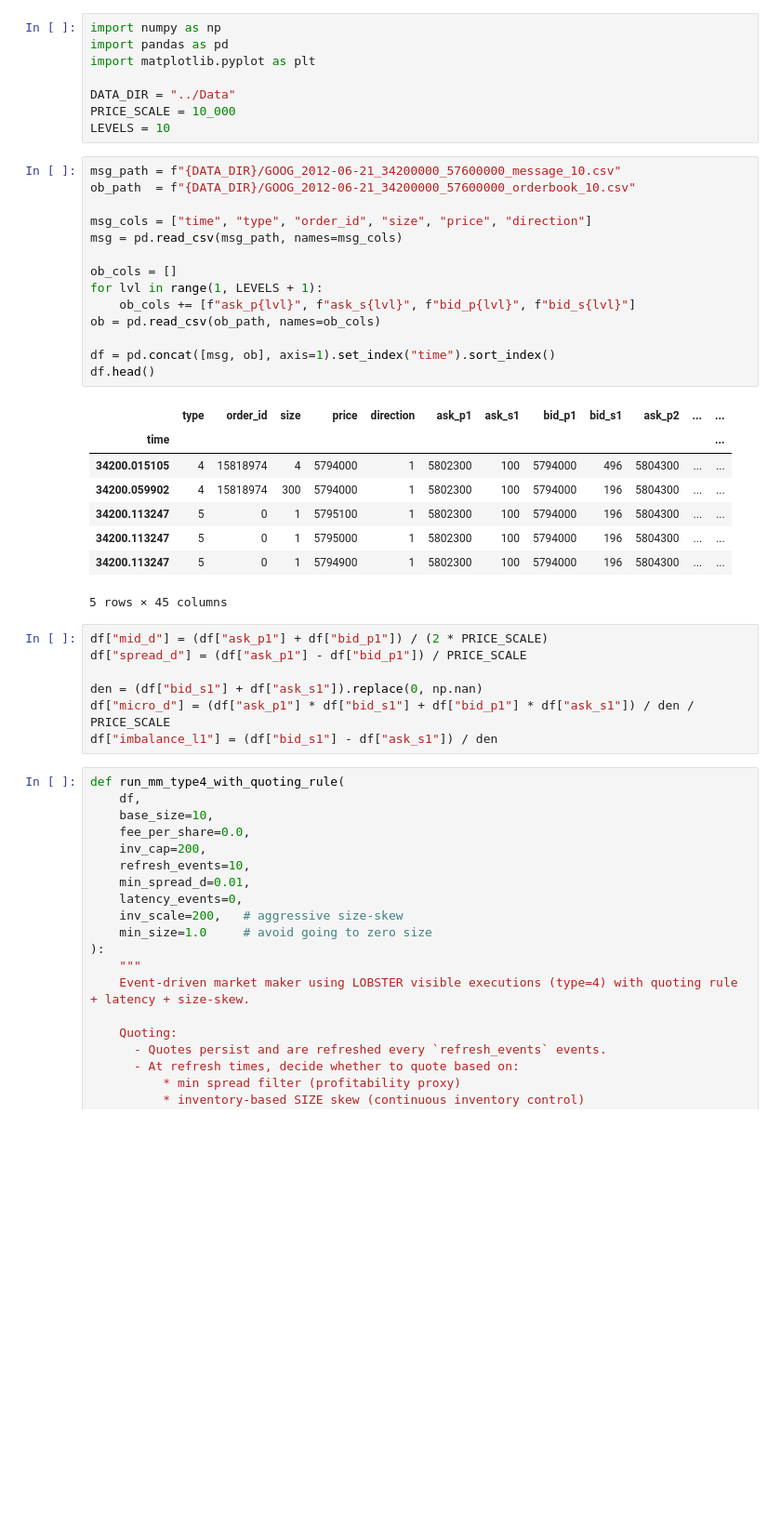
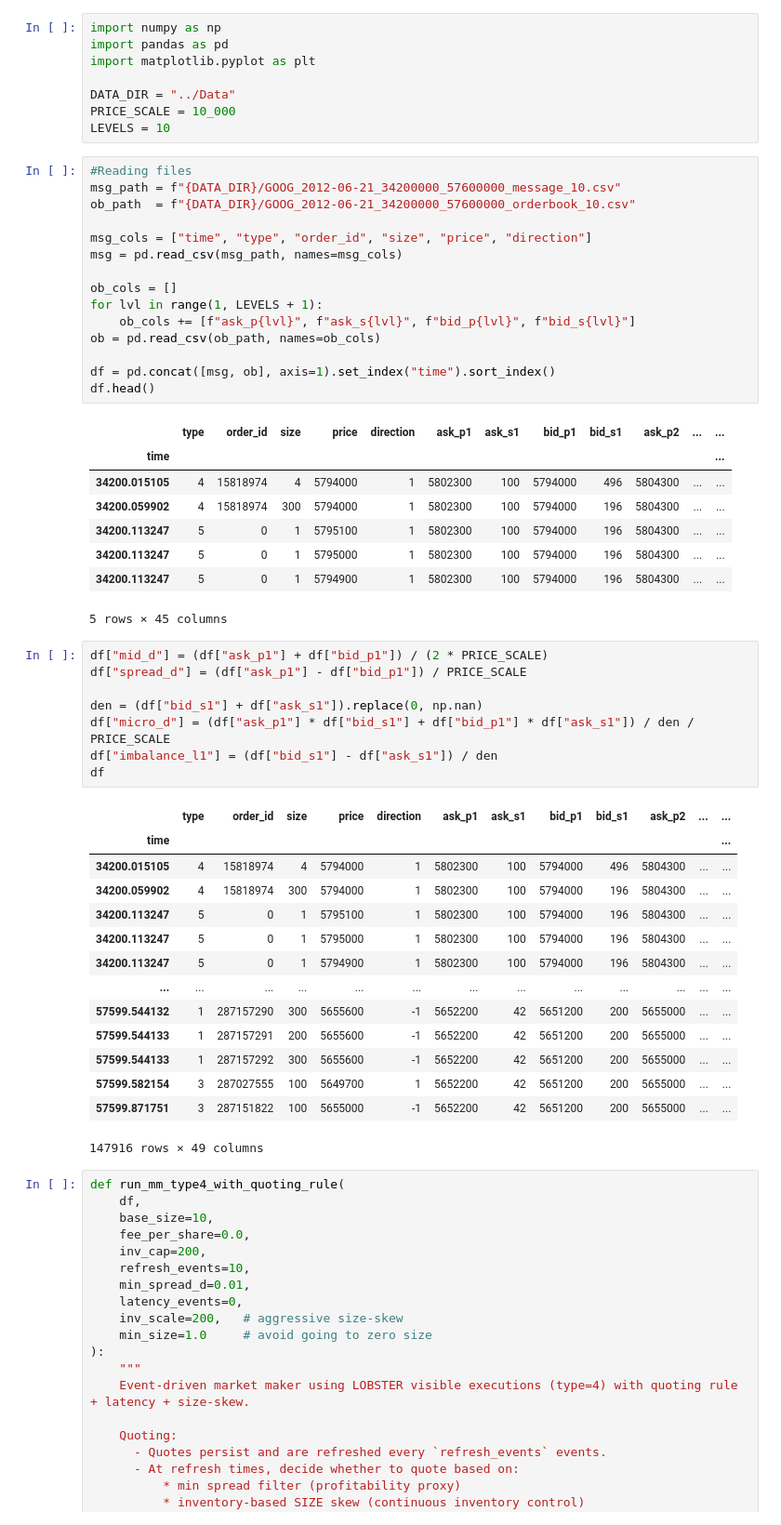
Before and after one commit to andreapezzella/lobster-mm-simulator, a Jupyter notebook: notebooks/04_mm_simulator_baseline.ipynb, the cells around one changed output. Shown at 93% size. Saved outputs shown, nothing was run; the diff lists cells and outputs as text; blank space fills up the shorter version.

```diff
--- a/notebooks/04_mm_simulator_baseline.ipynb
+++ b/notebooks/04_mm_simulator_baseline.ipynb
@@ -7,6 +7,7 @@ DATA_DIR = "../Data"
 PRICE_SCALE = 10_000
 LEVELS = 10
 # %%
+#Reading files
 msg_path = f"{DATA_DIR}/GOOG_2012-06-21_34200000_57600000_message_10.csv"
 ob_path  = f"{DATA_DIR}/GOOG_2012-06-21_34200000_57600000_orderbook_10.csv"
 
@@ -32,10 +33,26 @@ df.head()
 # %%
 df["mid_d"] = (df["ask_p1"] + df["bid_p1"]) / (2 * PRICE_SCALE)
 df["spread_d"] = (df["ask_p1"] - df["bid_p1"]) / PRICE_SCALE
 
 den = (df["bid_s1"] + df["ask_s1"]).replace(0, np.nan)
 df["micro_d"] = (df["ask_p1"] * df["bid_s1"] + df["bid_p1"] * df["ask_s1"]) / den / PRICE_SCALE
 df["imbalance_l1"] = (df["bid_s1"] - df["ask_s1"]) / den
+df
+# %% [output]
+|  | type | order_id | size | price | direction | ask_p1 | ask_s1 | bid_p1 | bid_s1 | ask_p2 | ... | ... |
+| time |  |  |  |  |  |  |  |  |  |  |  | ... |
+| 34200.015105 | 4 | 15818974 | 4 | 5794000 | 1 | 5802300 | 100 | 5794000 | 496 | 5804300 | ... | ... |
+| 34200.059902 | 4 | 15818974 | 300 | 5794000 | 1 | 5802300 | 100 | 5794000 | 196 | 5804300 | ... | ... |
+| 34200.113247 | 5 | 0 | 1 | 5795100 | 1 | 5802300 | 100 | 5794000 | 196 | 5804300 | ... | ... |
+| 34200.113247 | 5 | 0 | 1 | 5795000 | 1 | 5802300 | 100 | 5794000 | 196 | 5804300 | ... | ... |
+| 34200.113247 | 5 | 0 | 1 | 5794900 | 1 | 5802300 | 100 | 5794000 | 196 | 5804300 | ... | ... |
+| ... | ... | ... | ... | ... | ... | ... | ... | ... | ... | ... | ... | ... |
+| 57599.544132 | 1 | 287157290 | 300 | 5655600 | -1 | 5652200 | 42 | 5651200 | 200 | 5655000 | ... | ... |
+| 57599.544133 | 1 | 287157291 | 200 | 5655600 | -1 | 5652200 | 42 | 5651200 | 200 | 5655000 | ... | ... |
+| 57599.544133 | 1 | 287157292 | 300 | 5655600 | -1 | 5652200 | 42 | 5651200 | 200 | 5655000 | ... | ... |
+| 57599.582154 | 3 | 287027555 | 100 | 5649700 | 1 | 5652200 | 42 | 5651200 | 200 | 5655000 | ... | ... |
+| 57599.871751 | 3 | 287151822 | 100 | 5655000 | -1 | 5652200 | 42 | 5651200 | 200 | 5655000 | ... | ... |
+147916 rows × 49 columns
 # %%
 def run_mm_type4_with_quoting_rule(
     df,
```
Also changed, not shown: parts of 2 cells of this notebook.
